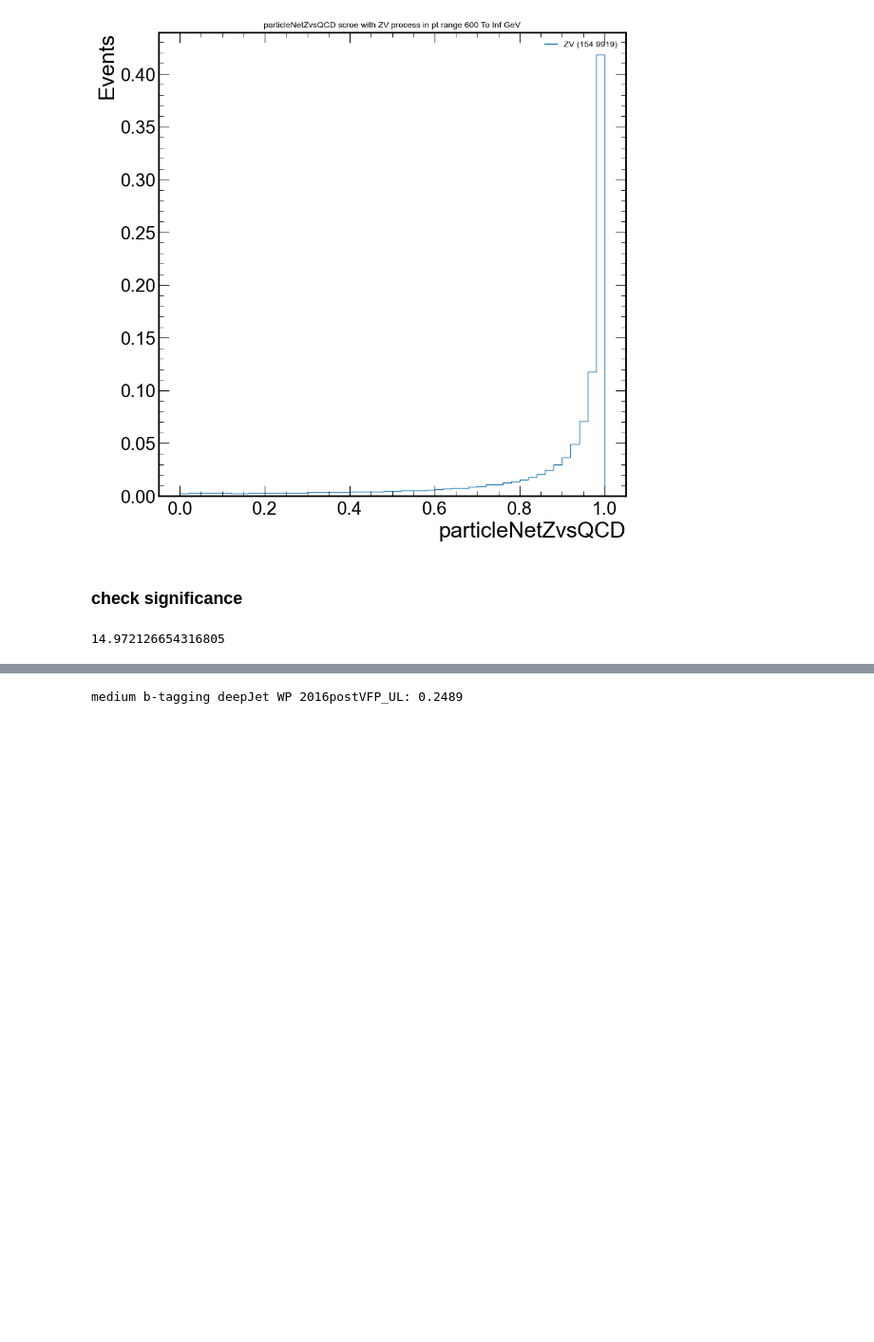
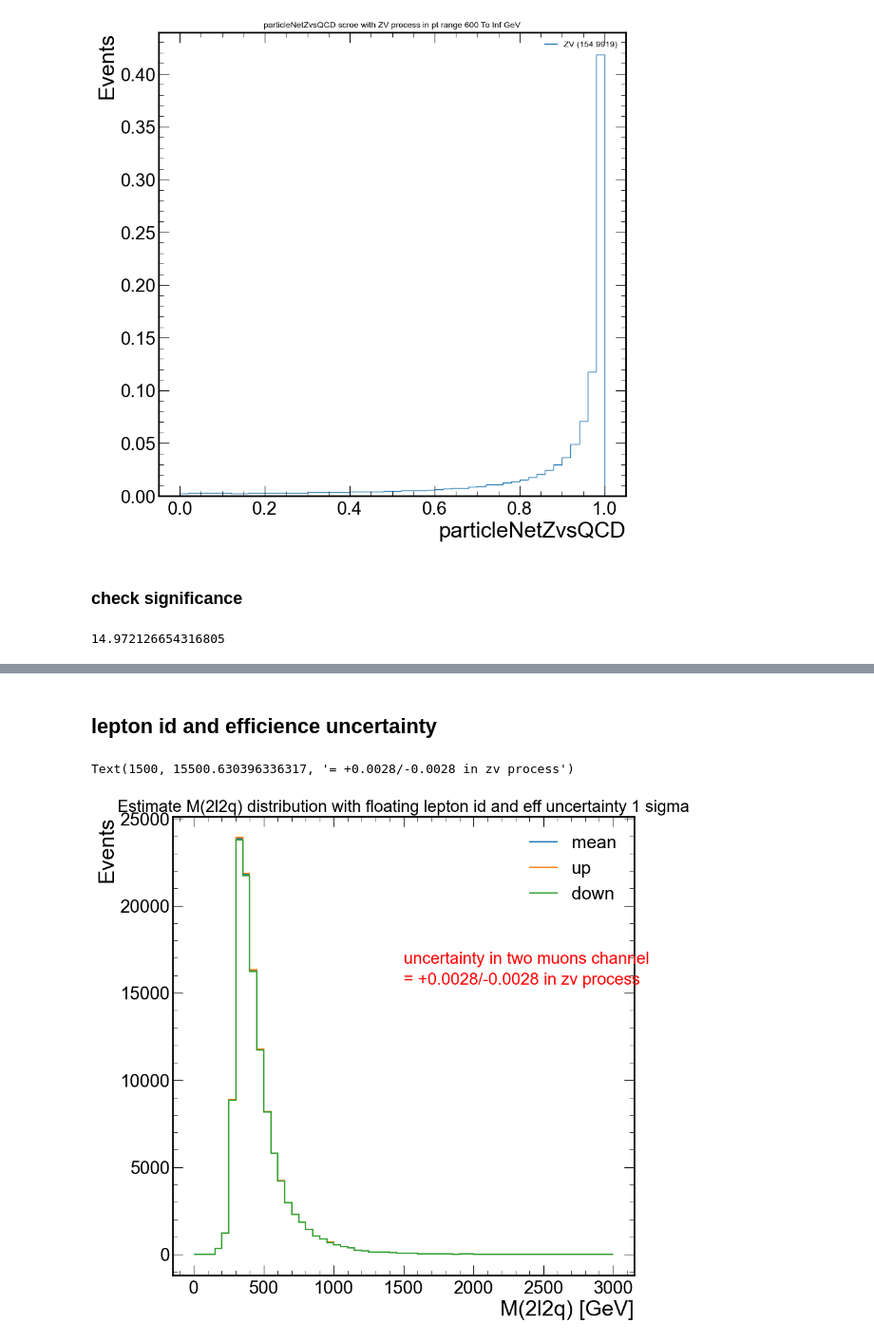
Before and after one commit to jialin-guo1/HZZAnalysis, a Jupyter notebook: papercomments/higgs_convener_comments.ipynb, the cells around one changed output, grey strips where cells are left out. Shown at 95% size. Drawn from its saved outputs; the diff is of its cells as text; code cells hidden in the pictures; blank space fills up the shorter version.

```diff
--- a/papercomments/higgs_convener_comments.ipynb
+++ b/papercomments/higgs_convener_comments.ipynb
@@ -670,5 +827,2 @@ Error:
-# %%
-cset = correctionlib.CorrectionSet.from_file("/cvmfs/cms.cern.ch/rsync/cms-nanoAOD/jsonpog-integration/POG/BTV/2016postVFP_UL/btagging.json.gz")
-print(f'medium b-tagging deepJet WP 2016postVFP_UL: {cset["deepJet_wp_values"].evaluate("M")}')
-# %% [output]
-medium b-tagging deepJet WP 2016postVFP_UL: 0.2489
+# %% [markdown]
+## lepton id and efficience uncertainty
@@ -674,0 +871,26 @@ medium b-tagging deepJet WP 2016postVFP_UL: 0.2489
+# %%
+#plot
+h['mean'].plot1d(density=False,label='mean')
+h['up'].plot1d(density=False,label='up')
+h['down'].plot1d(density=False,label='down')
+
+plt.xlabel('M(2l2q) [GeV]')
+plt.ylabel('Events')
+plt.legend()
+plt.title('Estimate M(2l2q) distribution with floating lepton id and eff uncertainty 1 sigma',fontsize=20)
+
+#add difference of up and down with showing a text in plot
+n_mean = h['mean'].values().sum()
+n_up = h['up'].values().sum()
+n_down = h['down'].values().sum()
+
+diff_up = abs(n_up-n_mean)/n_mean
+diff_down = abs(n_down-n_mean)/n_mean
+
+#crab the max value of y-axis
+max_y = max(h['mean'].values())
+plt.text(1500, max_y*0.7, f'uncertainty in two {channel_map[channel]} channel', fontsize=20,color = 'red')
+plt.text(1500, max_y*0.65,f"= +{diff_up:.4f}/-{diff_down:.4f} in {process} process", fontsize=20,color='red')
+# %% [output]
+Text(1500, 15500.630396336317, '= +0.0028/-0.0028 in zv process')
+[figure, added]
```
Also changed, not shown: parts of 38 cells of this notebook, 49 other files.
